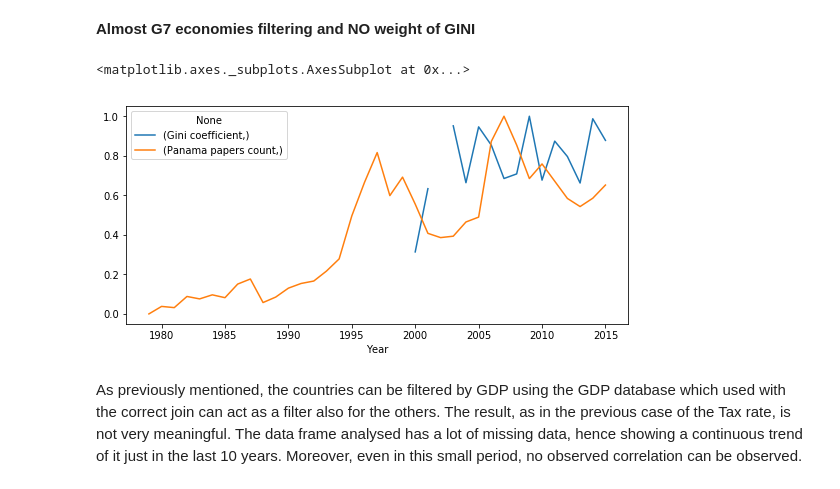
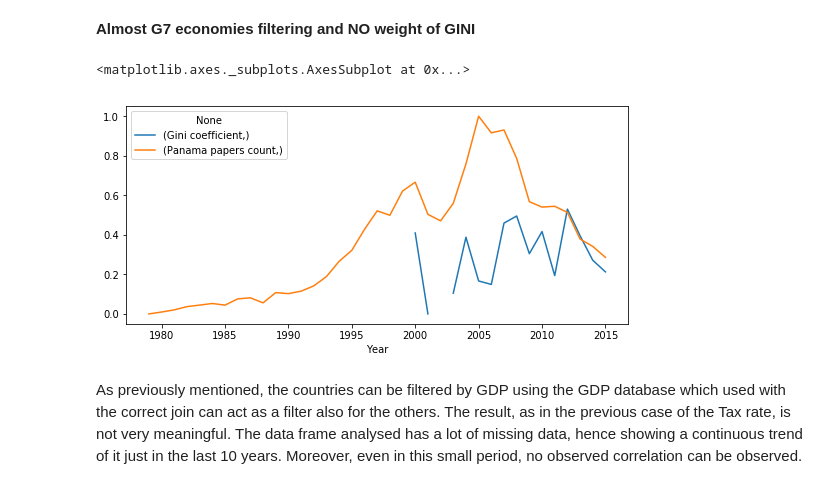
Before and after one commit to eddieshengyuwang/project_ada_akbar, a Jupyter notebook: work_in_progress/Tullio.ipynb, the cells around one changed output. Drawn from its saved outputs; the diff is of its cells as text; code cells hidden in the pictures.

```diff
--- a/work_in_progress/Tullio.ipynb
+++ b/work_in_progress/Tullio.ipynb
@@ -252,5 +252,20 @@ plt.scatter(df_plot['Gini coefficient'], df_plot['Panama papers count'])
 [figure]
 # %% [markdown]
 The resulting plot that can be seen here above. It can be seen that, on a world scale, there is no clear correlation between the develop of the GINI and the number of worldwide entities in the Panama Papers. To confirm the hypothesis that a higher number of panama paper is a sign of more inequality in the world, the two parameters would be positively correlated, so showing similar trend. All the countries in the world are very different from each other and their behaviour in the Papers can be influenced by a lot of other covariates. A machine learning algorithm could be a nice solution to find some relation using more features, but it would be very limited by the small amount of point available (the number of world countries).
+# %%
+def series_var_processing(df,weighting):
+    series_var = df.copy()
+    series_var = series_var.drop(series_var.columns[1:4],axis=1).drop(series_var.columns[-1],axis=1)
+    series_var=series_var.merge(df_GDP_w, how='inner',left_on='Country Name', right_on='Country Name')
+    #Here the weighting of GINI is performed
+    if weighting:
+        series_var[series_var.columns[1:57]]=series_var[series_var.columns[1:57]].divide(series_var['GDP_x'], axis='rows')
+    series_var=series_var[series_var.columns[1:57]]
+    series_var = series_var.mean(axis=0, skipna=True)
+    series_var.index = series_var.index.astype(int)
+    series_panamas_cut = series_panamas[series_panamas.index>=1979]
+    series_panamas_cut = (series_panamas_cut-series_panamas_cut.min())/(series_panamas_cut.max()-series_panamas_cut.min())
+    series_var_cut=series_var[series_var.index>=1979]
+    return (series_var_cut-series_var_cut.min())/(series_var_cut.max()-series_var_cut.min())
 # %% [markdown]
 **No GDP filtering and weight (dividing) of GINI**
@@ -302,32 +296,22 @@ For the Tax rate the same procedure applied before to the GINI is done but this
 # %%
 df_GDP_w=df_GDP_tot_raw.iloc[:,cols].copy()
 df_GDP_w['GDP_x'] = df_GDP_w.iloc[:,range(-15,0)].mean(axis=1,numeric_only=True)
 df_GDP_w=df_GDP_w.drop(df_GDP_w.columns[1:17],axis=1)
 #Country filtering
 df_GDP_w=df_GDP_w[df_GDP_w['GDP_x']>200*10e9]
 df_entity_S2 = df_entity_raw.copy()
 df_entity_S2=df_entity_S2.merge(df_GDP_w, how='left',left_on='countries', right_on='Country Name')
 df_entity_S2=df_entity_S2[pd.notnull(df_entity_S2['GDP_x'])]
 df_entity_S2.incorporation_date = pd.to_datetime(df_entity_S2.incorporation_date)
 df_entity_S2['Year'] = df_entity_S2.apply(lambda row: row['incorporation_date'].year, axis=1)
 series_panamas = df_entity_S2.groupby(['Year'], axis=0)['Year'].count()
 series_panamas.index = series_panamas.index.astype(int)
-series_var = df_gini.copy()
-series_var = series_var.drop(series_var.columns[1:4],axis=1)#.drop(series_var.columns[-1],axis=1)
-series_var=series_var.merge(df_GDP_w, how='inner',left_on='Country Name', right_on='Country Name')
-series_var[series_var.columns[1:57]]=series_var[series_var.columns[1:57]].divide(series_var['GDP_x'], axis='rows')
-series_var=series_var[series_var.columns[1:57]]
-series_var = series_var.mean(axis=0, skipna=True)
-series_var.index = series_var.index.astype(int)
-series_panamas_cut = series_panamas[series_panamas.index>=1979]
-series_panamas_cut = (series_panamas_cut-series_panamas_cut.min())/(series_panamas_cut.max()-series_panamas_cut.min())
-series_var_cut=series_var[series_var.index>=1979]
-series_var_cut=(series_var_cut-series_var_cut.min())/(series_var_cut.max()-series_var_cut.min())
+series_var_cut=series_var_processing(df_gini,False)
 df_plot = pd.concat([series_var_cut, series_panamas_cut], axis=1)
 df_plot.columns = [['Gini coefficient','Panama papers count']]
 df_plot.plot(figsize=(9,4))
 # %% [output]
 <matplotlib.axes._subplots.AxesSubplot at 0x...>
-[figure, old version]
+[figure, new version]
 # %% [markdown]
 As previously mentioned, the countries can be filtered by GDP using the GDP database which used with the correct join can act as a filter also for the others. The result, as in the previous case of the Tax rate, is not very meaningful. The data frame analysed has a lot of missing data, hence showing a continuous trend of it just in the last 10 years. Moreover, even in this small period, no observed correlation can be observed.
```
Also changed, not shown: parts of 4 cells of this notebook, 2 other files.
